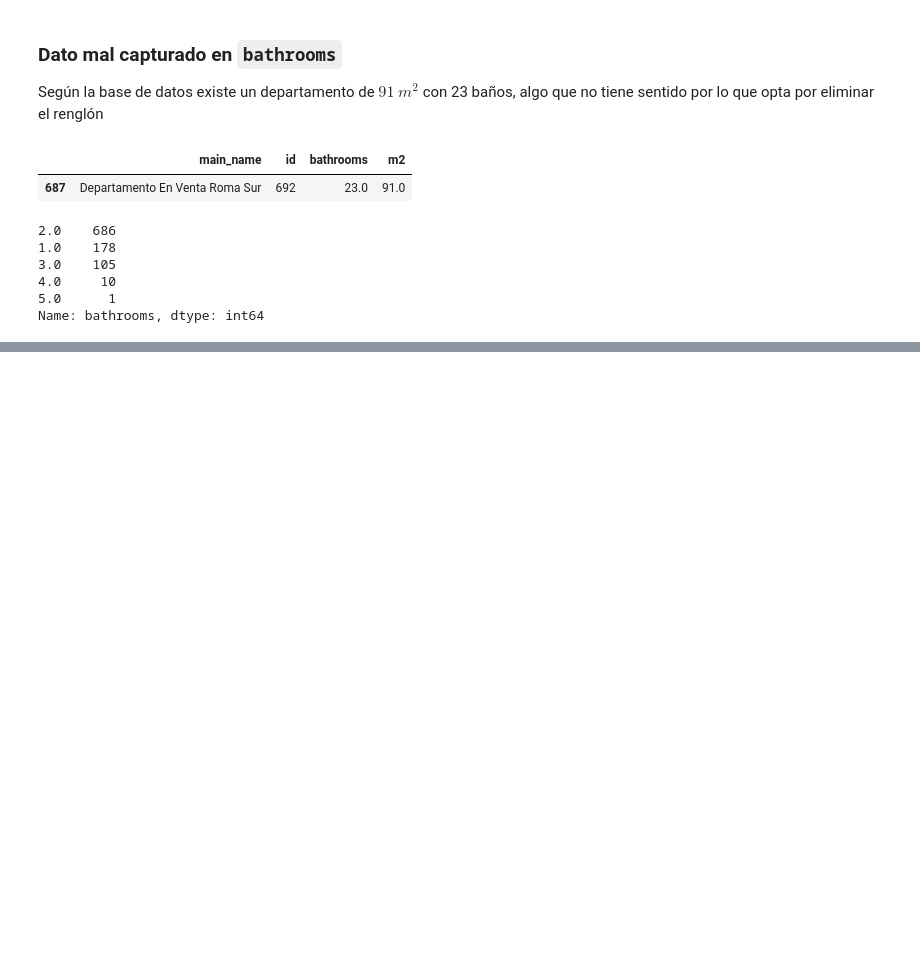
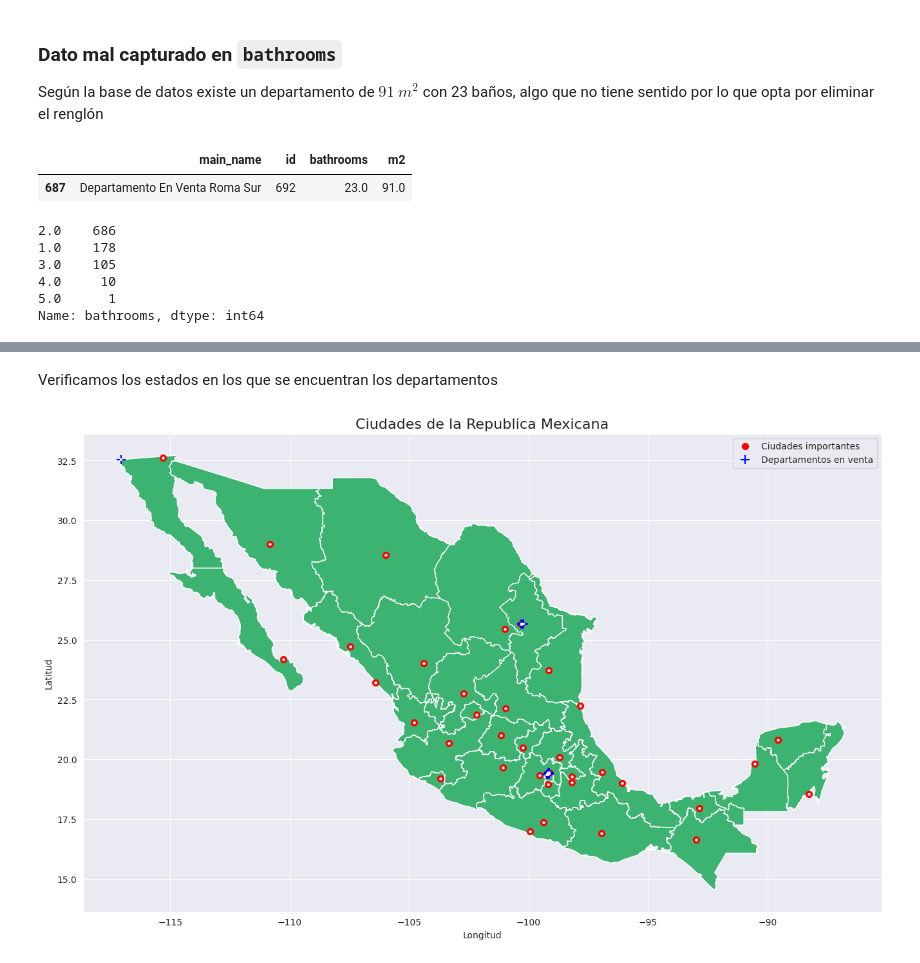
Before and after one commit to joshbrx/DataScience_challenge, a Jupyter notebook: Departamentos_en_la_CDMX.ipynb, the cells around one changed output, grey strips where cells are left out. Cells and saved outputs as stored; diff of their text form; code cells hidden in the pictures; blank space fills up the shorter version.

```diff
--- a/Departamentos_en_la_CDMX.ipynb
+++ b/Departamentos_en_la_CDMX.ipynb
@@ -175,7 +179,7 @@ data_cdmx[["id", "since", "days_on_site"]].head()
 Una vez mostrada la comparación se puede continuar a eliminar las columnas adicionales
 # %%
 # Remplazamos estos valores en "days_on_site" y eliminamos las columnas extra
-data_cdmx['days_on_site'] = df['since']
+data_cdmx['days_on_site'] = data_cdmx['since']
 data_cdmx = data_cdmx.drop(["since", "since_period", "since_value"], axis=1);
 # %% [markdown]
 ### Completar valores nulos
@@ -344,0 +340,30 @@ StopIteration: ignored
+# %% [markdown]
+Verificamos los estados en los que se encuentran los departamentos
+# %%
+from shapely.geometry import Point
+
+# Ruta al archivo Shapefile descomprimido
+shapefile_path1 = "/sin_islas.shx"
+shapefile_path2 = "/Mexico_Ciudades.shx"
+
+# Cargar los datos del archivo Shapefile utilizando GeoPandas
+data1 = gpd.read_file(shapefile_path1)
+data2 = gpd.read_file(shapefile_path2)
+
+fig, ax = plt.subplots(sharex=False, sharey=True, figsize=(16,16), dpi=100)
+
+# Graficar los Shapefiles en el mismo eje
+data1.plot(ax=ax, markersize=10, color='mediumseagreen')
+data2.plot(ax=ax, markersize=50, color='red', label="Ciudades importantes")
+data2.plot(ax=ax, markersize=5, color='white')
+
+# Graficar los datos de los departamentos
+plt.scatter(data_cdmx["lon"], data_cdmx["lat"], s=100, color='blue', marker="+", label="Departamentos en venta")
+plt.scatter(data_cdmx["lon"], data_cdmx["lat"], s=10, color='white', marker="+")
+
+# Mostrar la gráfica
+plt.title("Ciudades de la Republica Mexicana", fontsize=16); plt.legend()
+plt.xlabel("Longitud"); plt.ylabel("Latitud")
+plt.show()
+# %% [output]
+[figure, added]
```
Also changed, not shown: parts of 16 cells of this notebook.
